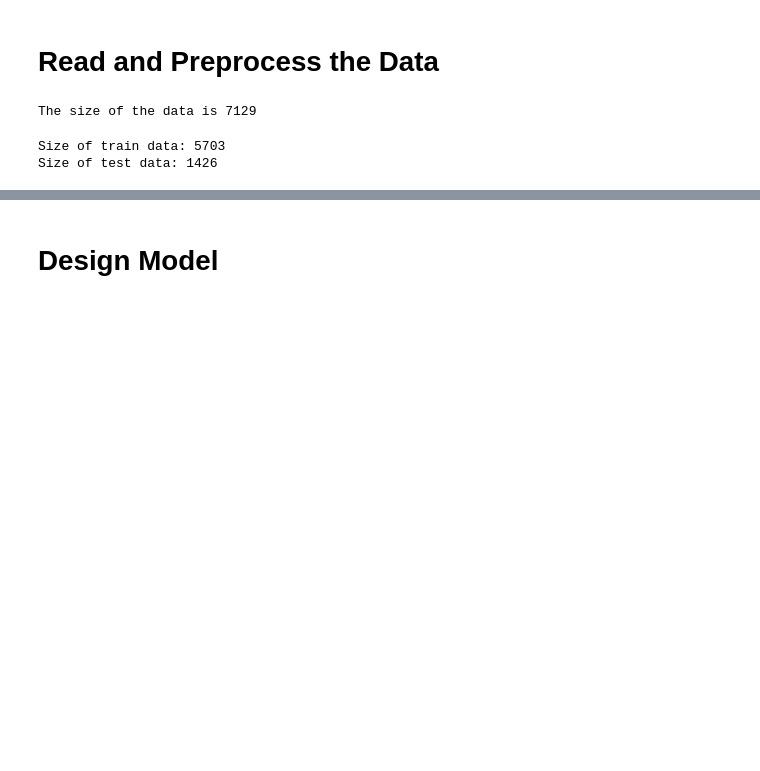
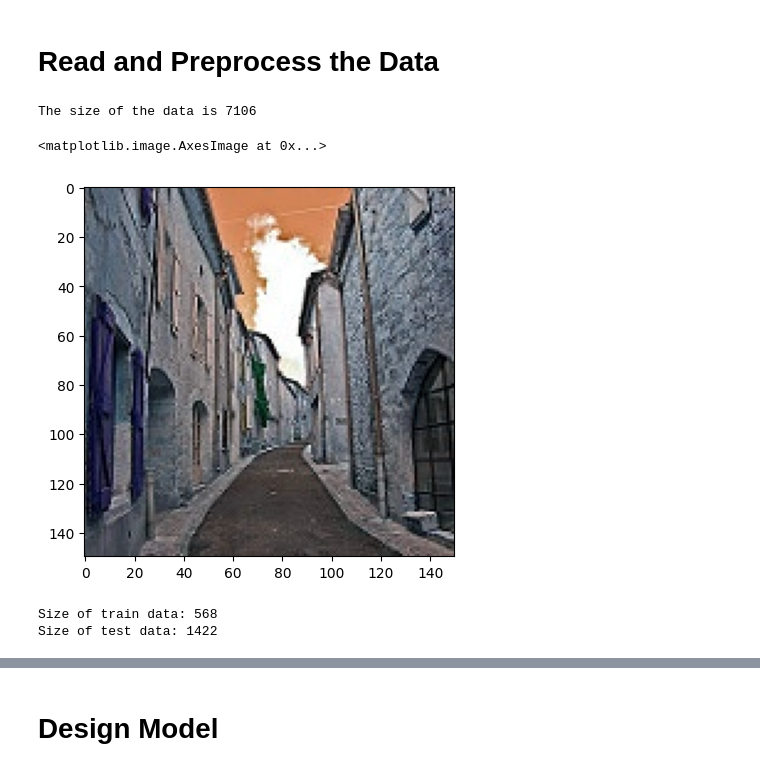
Before and after one commit to ParhamBateni/ImageColorizer, a Jupyter notebook: Autoencoder.ipynb, the cells around one changed output, grey strips where cells are left out. Saved outputs shown, nothing was run; the diff lists cells and outputs as text; code cells hidden in the pictures; blank space fills up the shorter version.

```diff
--- a/Autoencoder.ipynb
+++ b/Autoencoder.ipynb
@@ -20,22 +21,28 @@ gray_folder = os.path.join(data_folder,"gray")
 color_folder = os.path.join(data_folder,"color")
 data=[]
 for file in tqdm(set(os.listdir(gray_folder)).intersection(set(os.listdir(color_folder))),"Reading data images"):
-    gray_image = plt.imread(os.path.join(gray_folder,file))/255
-    color_image = plt.imread(os.path.join(color_folder,file))/255
-    data.append([file,gray_image,color_image])
+    gray_image = plt.imread(os.path.join(gray_folder,file))
+    color_image = cv2.cvtColor(cv2.imread(os.path.join(color_folder,file)),cv2.COLOR_BGR2RGB)
+    if gray_image.shape==color_image.shape[:2] and gray_image.shape==(150,150):
+        data.append([file,gray_image,color_image])
 print(f"The size of the data is {len(data)}")
 # %% [output]
-The size of the data is 7129
+The size of the data is 7106
+# %%
+plt.imshow(cv2.cvtColor(data[0][2],code=cv2.COLOR_BGR2RGB))
+# %% [output]
+<matplotlib.image.AxesImage at 0x...>
+[figure, added]
 # %%
 test_size = 0.2
 shuffle(data)
-train_data= data[:int(len(data)*(1-test_size))]
+train_data= data[:int(len(data)*(1-test_size)*0.1)]
 test_data = data[int(len(data)*(1-test_size)):]
 print(f"Size of train data: {len(train_data)}")
 print(f"Size of test data: {len(test_data)}")
 # %% [output]
-Size of train data: 5703
-Size of test data: 1426
+Size of train data: 568
+Size of test data: 1422
 # %%
 train_data[0]
 # %% [output]
```
Also changed, not shown: parts of 18 cells of this notebook.
